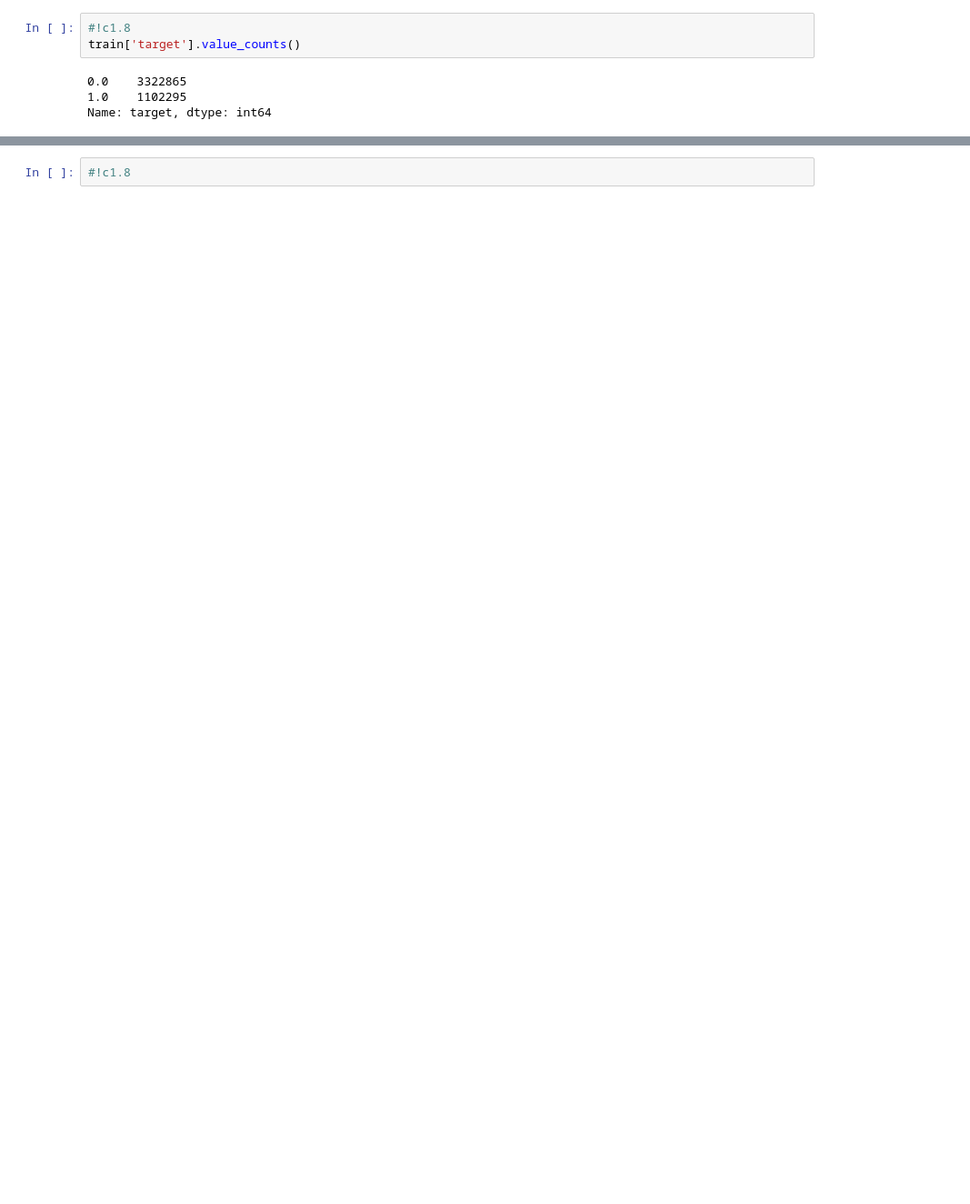
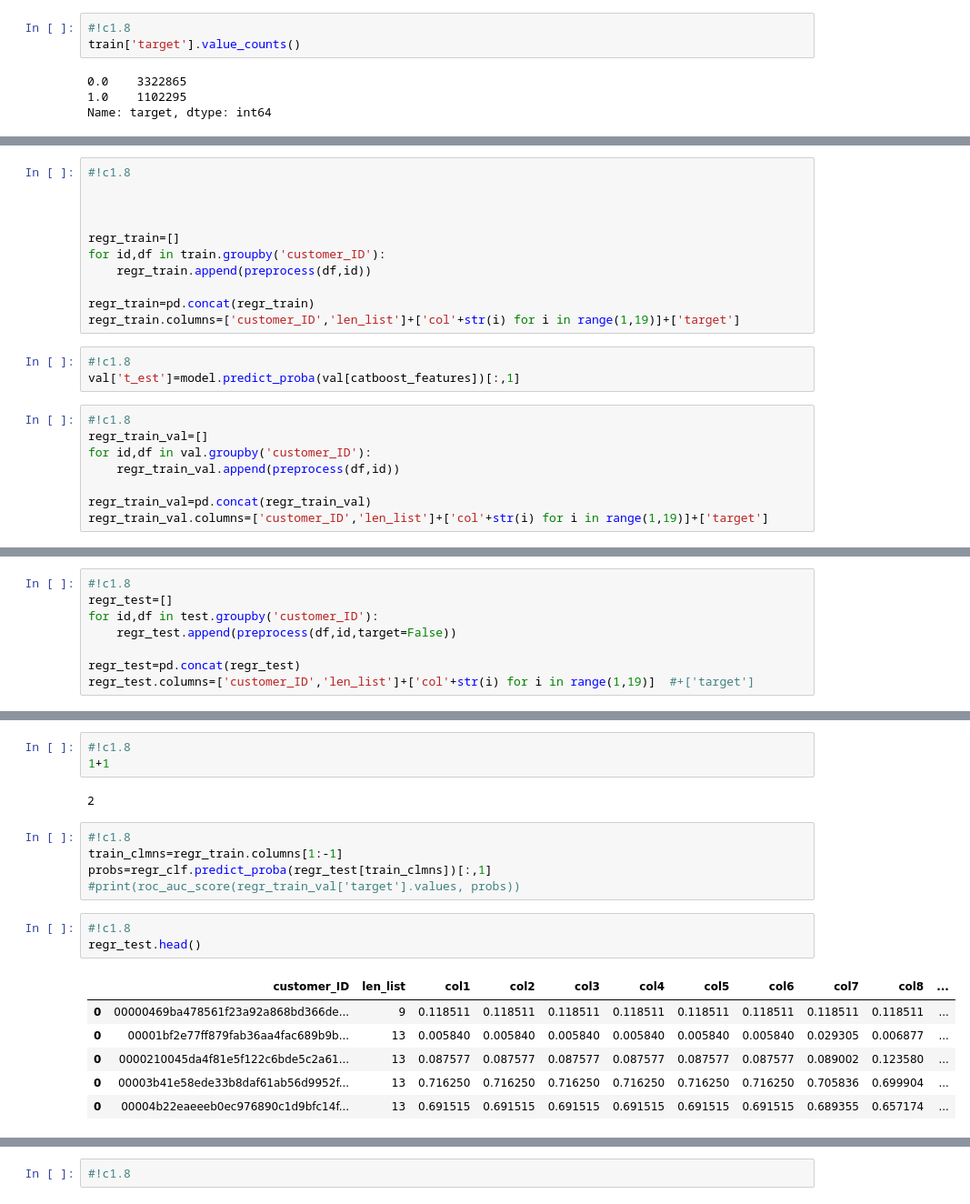
Before and after one commit to Cr3cker/Kaggle-ML, a Jupyter notebook: Amex_Dima.ipynb, the cells around one changed output, grey strips where cells are left out. Shown at 91% size. Saved outputs shown, nothing was run; the diff lists cells and outputs as text; blank space fills up the shorter version.

```diff
--- a/Amex_Dima.ipynb
+++ b/Amex_Dima.ipynb
@@ -264,0 +388,22 @@ Name: target, dtype: int64
+# %%
+#!c1.8
+
+
+
+regr_train=[]
+for id,df in train.groupby('customer_ID'):
+    regr_train.append(preprocess(df,id))
+
+regr_train=pd.concat(regr_train)
+regr_train.columns=['customer_ID','len_list']+['col'+str(i) for i in range(1,19)]+['target']
+# %%
+#!c1.8
+val['t_est']=model.predict_proba(val[catboost_features])[:,1]
+# %%
+#!c1.8
+regr_train_val=[]
+for id,df in val.groupby('customer_ID'):
+    regr_train_val.append(preprocess(df,id))
+
+regr_train_val=pd.concat(regr_train_val)
+regr_train_val.columns=['customer_ID','len_list']+['col'+str(i) for i in range(1,19)]+['target']
@@ -264,0 +415,8 @@ Name: target, dtype: int64
+# %%
+#!c1.8
+regr_test=[]
+for id,df in test.groupby('customer_ID'):
+    regr_test.append(preprocess(df,id,target=False))
+
+regr_test=pd.concat(regr_test)
+regr_test.columns=['customer_ID','len_list']+['col'+str(i) for i in range(1,19)]  #+['target']
@@ -264,0 +445,20 @@ Name: target, dtype: int64
+# %%
+#!c1.8
+1+1
+# %% [output]
+2
+# %%
+#!c1.8
+train_clmns=regr_train.columns[1:-1]
+probs=regr_clf.predict_proba(regr_test[train_clmns])[:,1]
+#print(roc_auc_score(regr_train_val['target'].values, probs))
+# %%
+#!c1.8
+regr_test.head()
+# %% [output]
+|  | customer_ID | len_list | col1 | col2 | col3 | col4 | col5 | col6 | col7 | col8 | ... |
+| 0 | 00000469ba478561f23a92a868bd366de... | 9 | 0.118511 | 0.118511 | 0.118511 | 0.118511 | 0.118511 | 0.118511 | 0.118511 | 0.118511 | ... |
+| 0 | 00001bf2e77ff879fab36aa4fac689b9b... | 13 | 0.005840 | 0.005840 | 0.005840 | 0.005840 | 0.005840 | 0.005840 | 0.029305 | 0.006877 | ... |
+| 0 | 0000210045da4f81e5f122c6bde5c2a61... | 13 | 0.087577 | 0.087577 | 0.087577 | 0.087577 | 0.087577 | 0.087577 | 0.089002 | 0.123580 | ... |
+| 0 | 00003b41e58ede33b8daf61ab56d9952f... | 13 | 0.716250 | 0.716250 | 0.716250 | 0.716250 | 0.716250 | 0.716250 | 0.705836 | 0.699904 | ... |
+| 0 | 00004b22eaeeeb0ec976890c1d9bfc14f... | 13 | 0.691515 | 0.691515 | 0.691515 | 0.691515 | 0.691515 | 0.691515 | 0.689355 | 0.657174 | ... |
```
Also changed, not shown: parts of 43 cells of this notebook.
